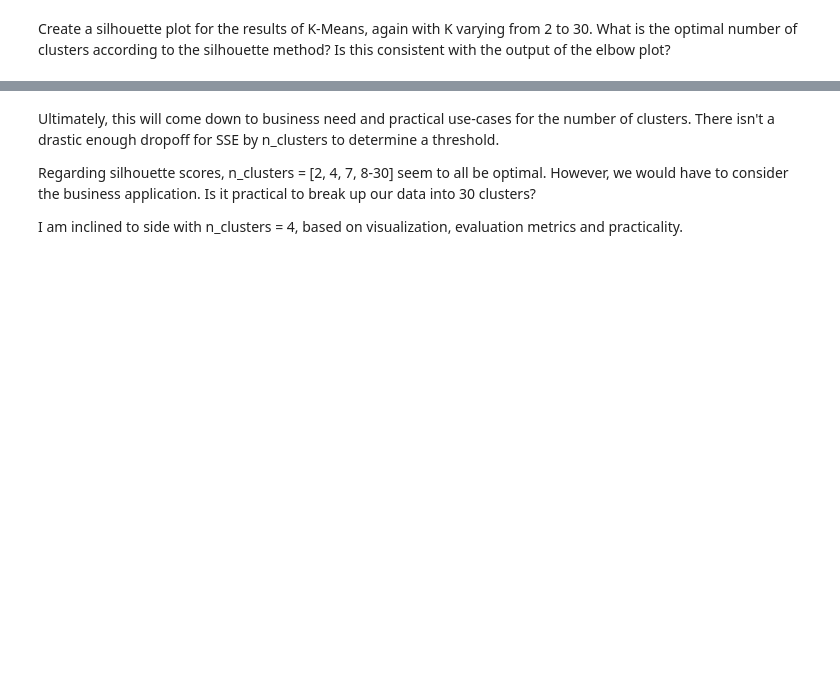
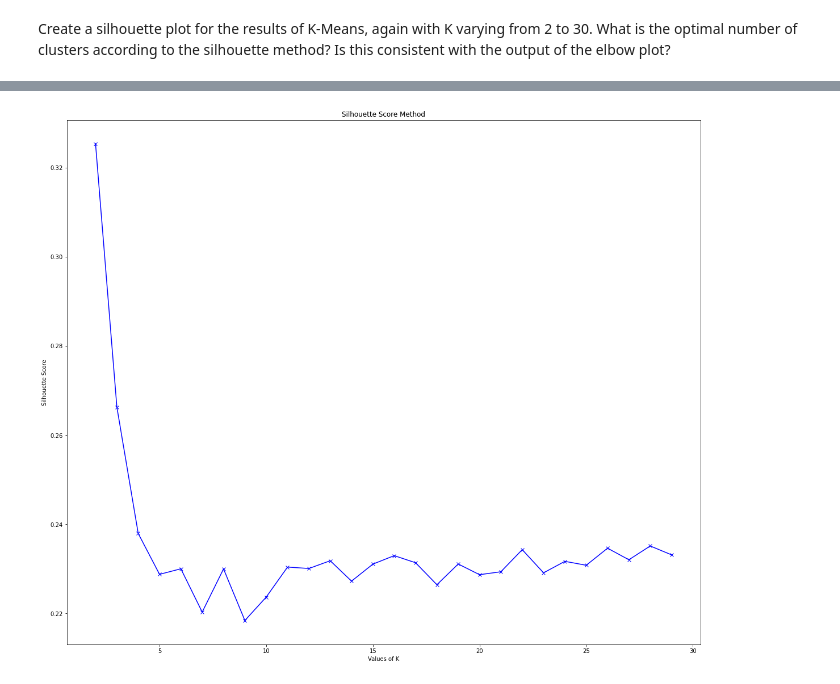
Before and after one commit to thinkful-dsi-grackle/dsi7_student_pair_work, a Jupyter notebook: week09_cluster/5_friday/Angel_D50_L2.ipynb, the cells around one changed output, grey strips where cells are left out. Saved outputs shown, nothing was run; the diff lists cells and outputs as text; code cells hidden in the pictures; blank space fills up the shorter version.

```diff
--- a/week09_cluster/5_friday/Angel_D50_L2.ipynb
+++ b/week09_cluster/5_friday/Angel_D50_L2.ipynb
@@ -54,6 +47,7 @@ Create an elbow plot showing how the SSE changes with respect to the number of c
 # answer goes here
 distortions = []
 inertias = []
+silhouettes = []
 mapping1 = {}
 mapping2 = {}
 
@@ -64,6 +58,7 @@ for i in k:
   km.fit(X_scaled)
 
   inertias.append(km.inertia_)
+  silhouettes.append(silhouette_score(X_scaled, km.fit_predict(X_scaled), metric='euclidean'))
 
   mapping1[k] = sum(np.min(cdist(X_scaled, km.cluster_centers_,
                                  'euclidean'), axis=1)) / X_scaled.shape[0]
@@ -222,6 +77,9 @@ For n_clusters = 29 The average silhouette_score is : 0.3381092484215105
-# %% [markdown]
-Ultimately, this will come down to business need and practical use-cases for the number of clusters. There isn't a drastic enough dropoff for SSE by n_clusters to determine a threshold.
-
-Regarding silhouette scores, n_clusters = [2, 4, 7, 8-30] seem to all be optimal. However, we would have to consider the business application. Is it practical to break up our data into 30 clusters?
-
-I am inclined to side with n_clusters = 4, based on visualization, evaluation metrics and practicality.
+# %%
+plt.figure(figsize=(20,17))
+plt.plot(k, silhouettes, 'bx-')
+plt.xlabel('Values of K')
+plt.ylabel('Silhouette Score')
+plt.title('Silhouette Score Method')
+plt.show()
+# %% [output]
+[figure, added]
```
Also changed, not shown: parts of 3 cells of this notebook.
